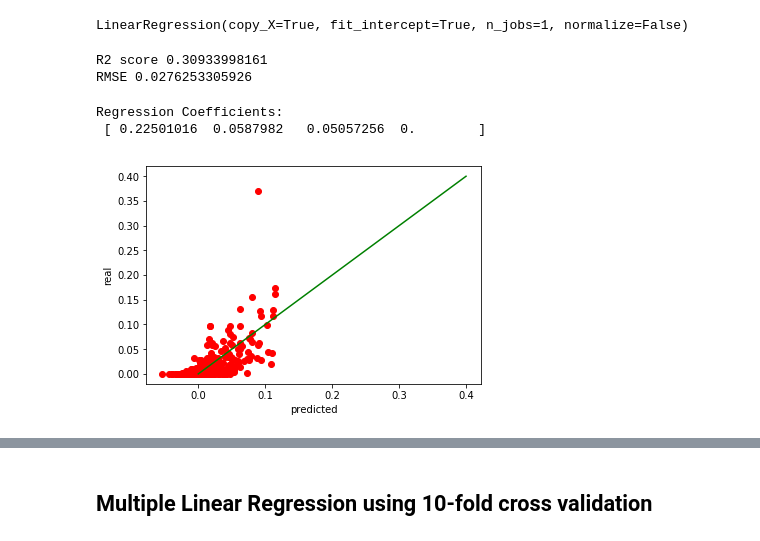
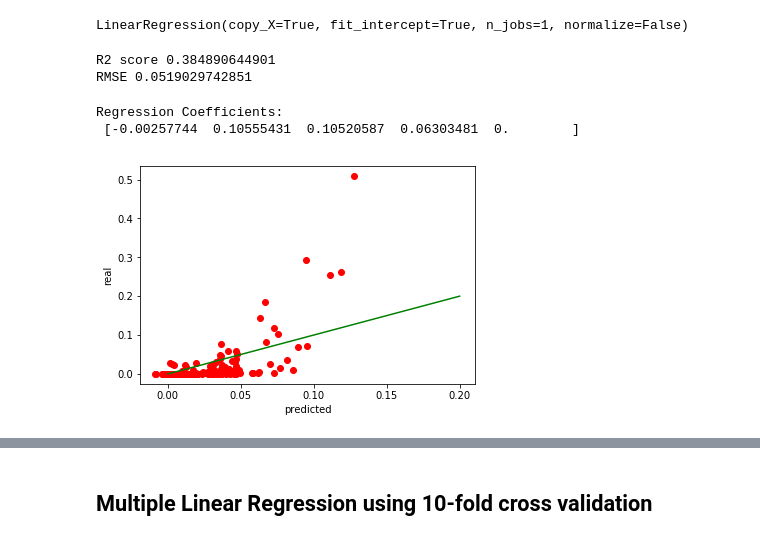
Before and after one commit to mavicreccion/DATAMIN_FinalProject, a Jupyter notebook: model_LinearRegression.ipynb, the cells around one changed output, grey strips where cells are left out. Cells and saved outputs as stored; diff of their text form; code cells hidden in the pictures.

```diff
--- a/model_LinearRegression.ipynb
+++ b/model_LinearRegression.ipynb
@@ -17,8 +8,10 @@ weather_dataset = pd.concat(weather_dataset)
+# %%
+weather_dataset = pd.read_csv('wwo_normalized_manila\\worldweatheronline_normalized_manila_2015_1day.csv', index_col=[0], parse_dates=[0], skipinitialspace=True)
 # %% [markdown]
 # Using All Weather Variables
 # %%
 # Remove unused columns and reorder
-weather_dataset = weather_dataset[['precipMM', 'tempC', 'windspeedKmph', 'cond', 'humidity', 'visibility', 'pressure', 'cloudcover', 'heatIndexC', 'dewPointC', 'windChillC', 'windGustKmph', 'feelsLikeC']]
+weather_dataset = weather_dataset[['precipMM', 'tempC', 'windspeedKmph', 'cond', 'humidity', 'visibility', 'pressure', 'cloudcover', 'dewPointC', 'windGustKmph']]
 # %%
 # In order to do multiple regression we need to add a column of 1s for x0
 x = weather_dataset.loc[:, weather_dataset.columns != 'precipMM'].values.tolist()
@@ -100,7 +112,7 @@ RMSE on 10-fold CV: 0.033749
 # Using Correlated Weather Variables
 # %%
 # Remove unused columns and reorder
-weather_dataset = weather_dataset[['precipMM', 'humidity', 'cloudcover', 'dewPointC']]
+weather_dataset = weather_dataset[['precipMM', 'cond', 'humidity', 'cloudcover', 'dewPointC']]
 # %%
 # In order to do multiple regression we need to add a column of 1s for x0
 x = weather_dataset.loc[:, weather_dataset.columns != 'precipMM'].values.tolist()
@@ -112,7 +124,7 @@ y = weather_dataset['precipMM']
 ## Multiple Linear Regression using train_test_split
 # %%
 # Splitting training and testing data
-X_train, X_test, Y_train, Y_test = train_test_split(x, y, test_size=0.50, shuffle=False)
+X_train, X_test, Y_train, Y_test = train_test_split(x, y, test_size=0.33, shuffle=False)
 
 # Create linear regression object
 linreg = LinearRegression()
@@ -131,21 +143,21 @@ rmse_train_corr = np.sqrt(mean_squared_error(Y_test, p))
 print("R2 score", r2score_train_corr)
 print("RMSE", rmse_train_corr)
 # %% [output]
-R2 score 0.30933998161
-RMSE 0.0276253305926
+R2 score 0.384890644901
+RMSE 0.0519029742851
 # %%
 # We can view the regression coefficients
 print( 'Regression Coefficients: \n', linreg.coef_)
 # %% [output]
 Regression Coefficients:
- [ 0.22501016  0.0587982   0.05057256  0.        ]
+ [-0.00257744  0.10555431  0.10520587  0.06303481  0.        ]
 # %%
 # Plot outputs
 %matplotlib inline
 pl.plot(p, Y_test,'ro')
-pl.plot([0,0.4],[0,0.4], 'g-')
+pl.plot([0,0.2],[0,0.2], 'g-')
 pl.xlabel('predicted')
 pl.ylabel('real')
 pl.show()
 # %% [output]
-[figure, old version]
+[figure, new version]
```
Also changed, not shown: parts of 10 cells of this notebook, 39 other files.
